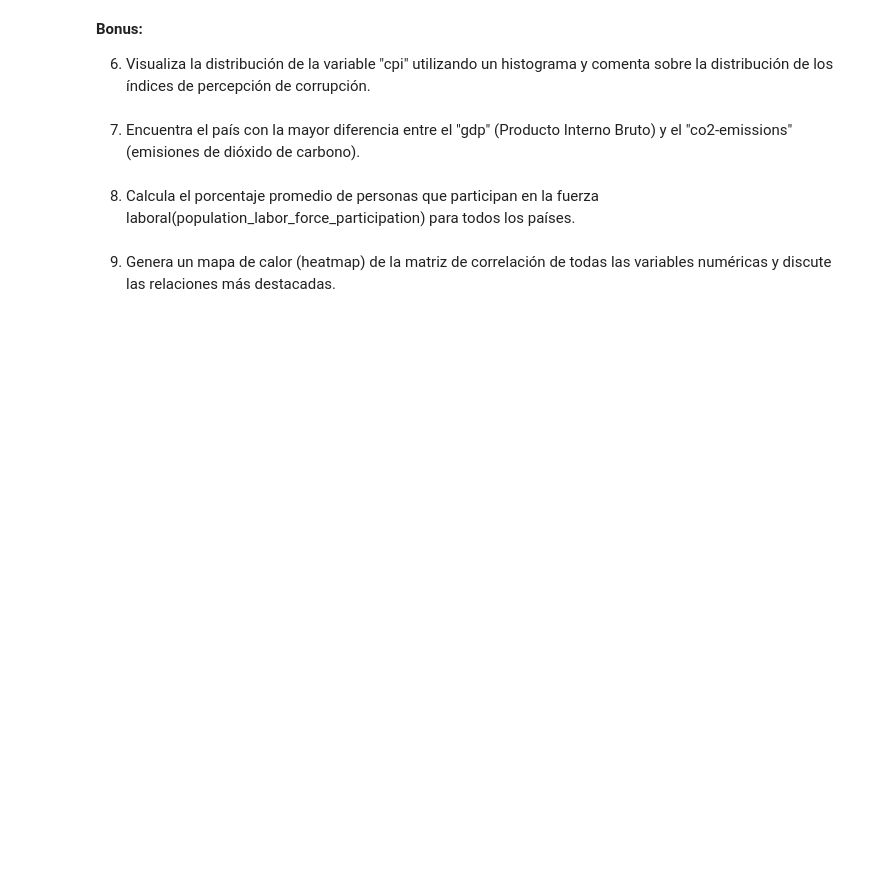
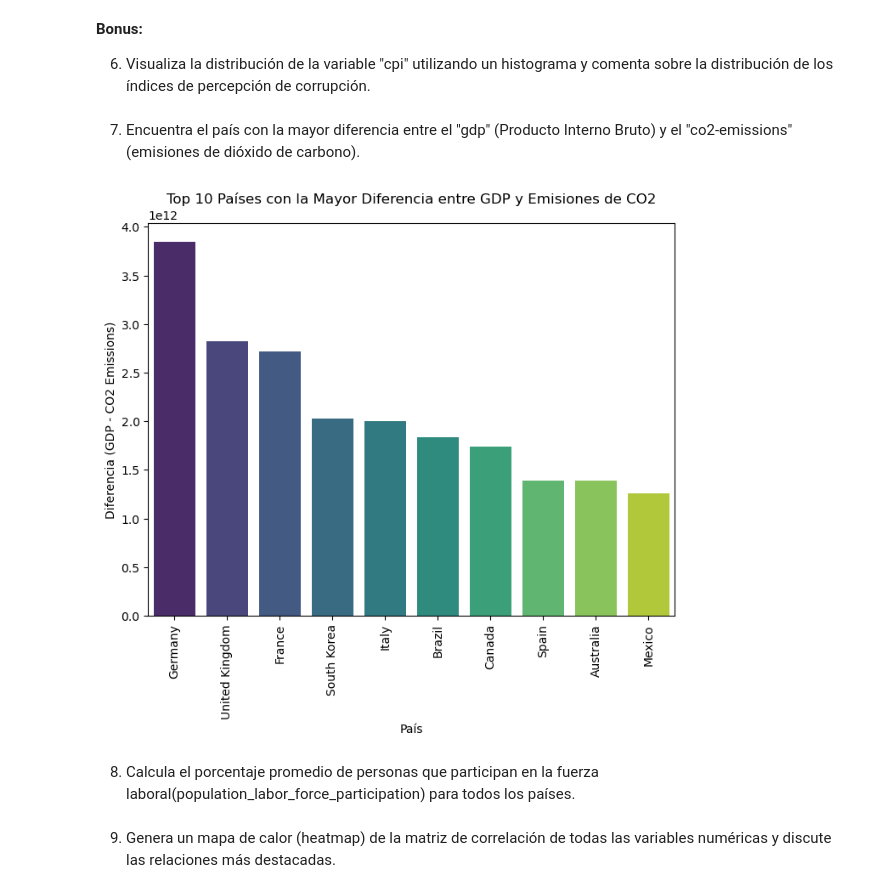
Before and after one commit to carla-caracola/module-3-pair-programming-bea-carla, a Jupyter notebook: modulo-3-pair-8-estadistica-descriptiva.ipynb, the cells around one changed output. Drawn from its saved outputs; the diff is of its cells as text; code cells hidden in the pictures; blank space fills up the shorter version.

```diff
--- a/modulo-3-pair-8-estadistica-descriptiva.ipynb
+++ b/modulo-3-pair-8-estadistica-descriptiva.ipynb
@@ -160,6 +146,27 @@ sns.heatmap(df_correlaciones.corr(),
 6. Visualiza la distribución de la variable "cpi" utilizando un histograma y comenta sobre la distribución de los índices de percepción de corrupción.
 # %% [markdown]
 7. Encuentra el país con la mayor diferencia entre el "gdp" (Producto Interno Bruto) y el "co2-emissions" (emisiones de dióxido de carbono).
+# %%
+# Primero calculamos la diferencia entre ambos valores, una simple resta.
+
+df['difference'] = df['gdp'] - df['co2-emissions']
+# %%
+# He creado un dataframe acortado con los diez paises con más diferencia entre estos dos valores porque mejoraba la visualización de la tabla, si no era enorme y no se veía bien.
+
+df_sorted = df.sort_values(by='difference', ascending=False)
+top_10 = df_sorted.head(10)
+
+plt.figure(figsize=(8, 6))
+sns.barplot(y='difference', x='country', data=top_10, palette='viridis')
+
+plt.title('Top 10 Países con la Mayor Diferencia entre GDP y Emisiones de CO2')
+plt.xlabel('País')
+plt.ylabel('Diferencia (GDP - CO2 Emissions)')
+plt.xticks(rotation=90);
+
+plt.show()
+# %% [output]
+[figure, added]
 # %% [markdown]
 8. Calcula el porcentaje promedio de personas que participan en la fuerza laboral(population_labor_force_participation) para todos los países.
 # %% [markdown]
```
Also changed, not shown: parts of 7 cells of this notebook.
